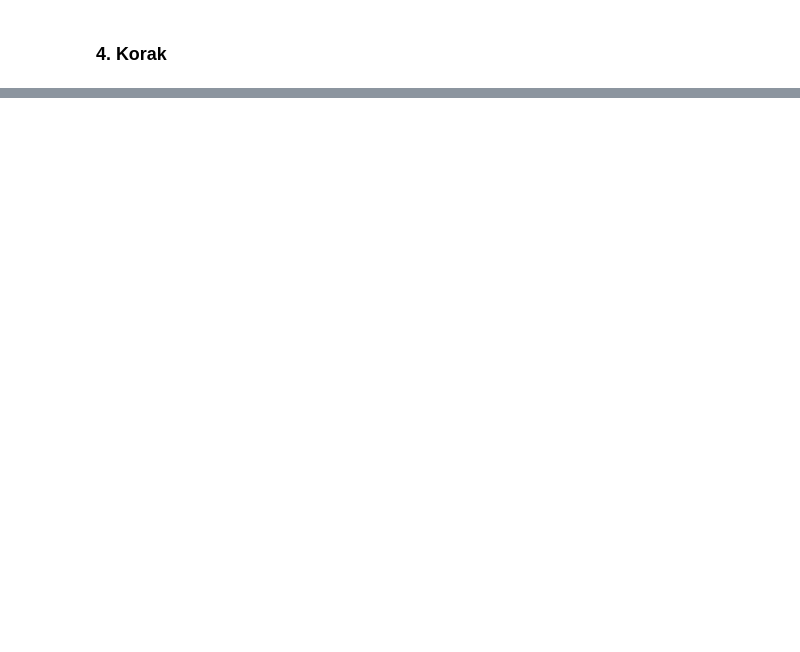
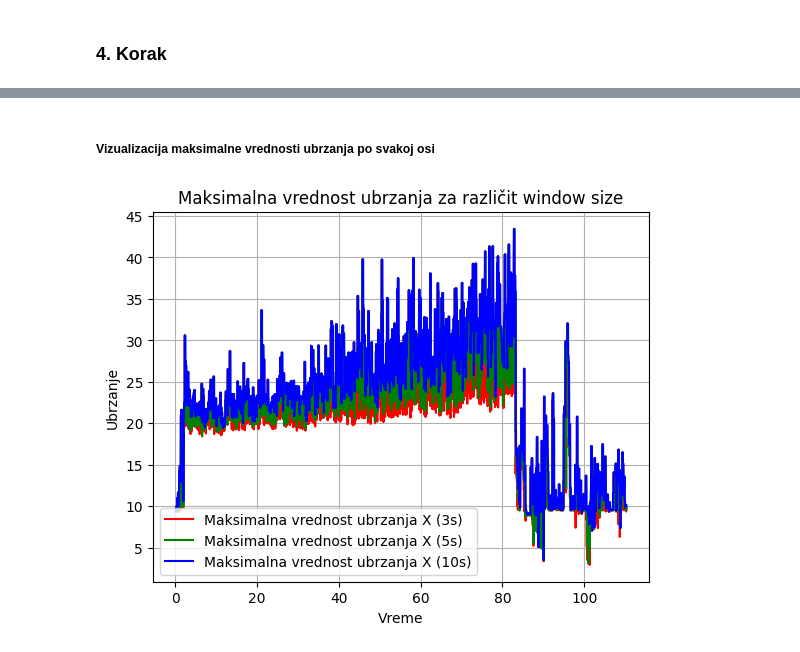
Before and after one commit to NastasijaaS/Running-data, a Jupyter notebook: Project.ipynb, the cells around one changed output, grey strips where cells are left out. Saved outputs shown, nothing was run; the diff lists cells and outputs as text; code cells hidden in the pictures; blank space fills up the shorter version.

```diff
--- a/Project.ipynb
+++ b/Project.ipynb
@@ -600,0 +734,16 @@ Blago pozitivna korelacija između komponenti ubrzanja duž ose z (az) može uka
+# %% [markdown]
+##### Vizualizacija maksimalne vrednosti ubrzanja po svakoj osi
+# %%
+colors = ['r', 'g', 'b']
+for i, window_size in enumerate(window_sizes):
+    x_values = leg_data_final['time'] / 60
+    plt.plot(x_values, leg_data_final[f'max_acceleration_x_{window_size}s'], label=f'Maksimalna vrednost ubrzanja X ({window_size}s)', color=colors[i])
+
+plt.legend()
+plt.title('Maksimalna vrednost ubrzanja za različit window size')
+plt.xlabel('Vreme')
+plt.ylabel('Ubrzanje')
+plt.grid(True)
+plt.show()
+# %% [output]
+[figure, added]
```
Also changed, not shown: parts of 33 cells of this notebook.
